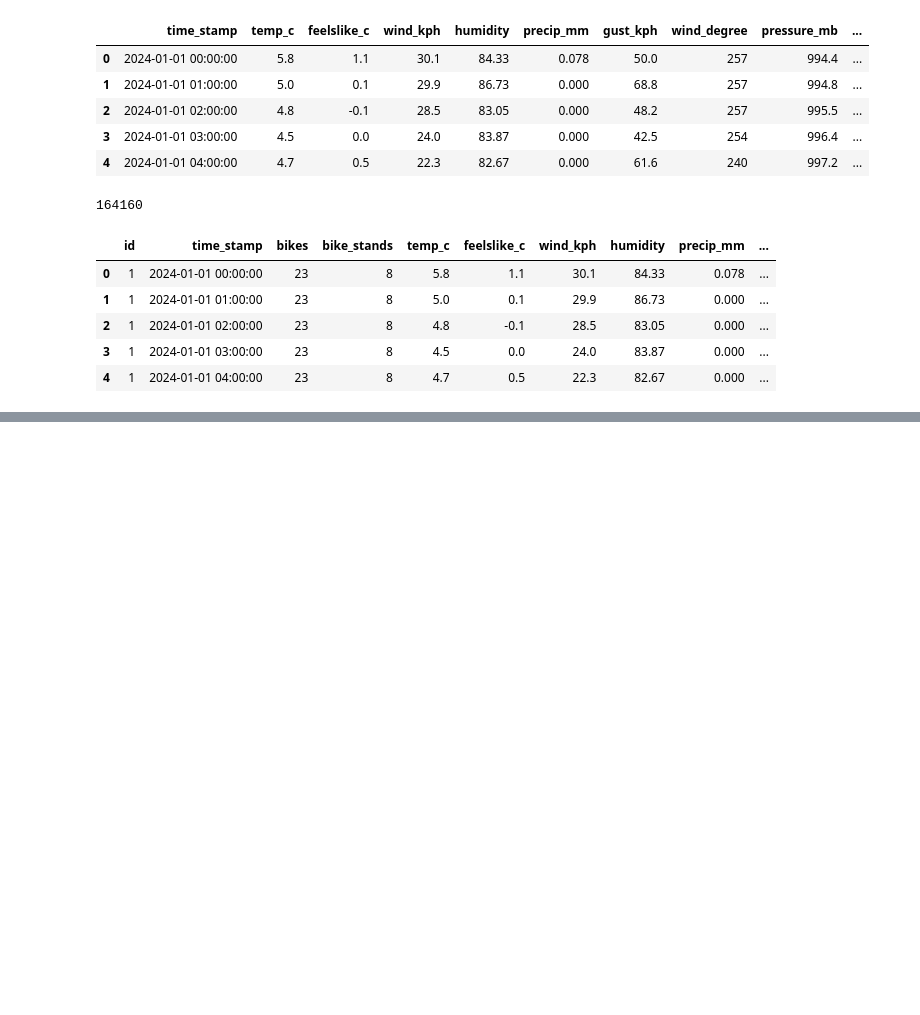
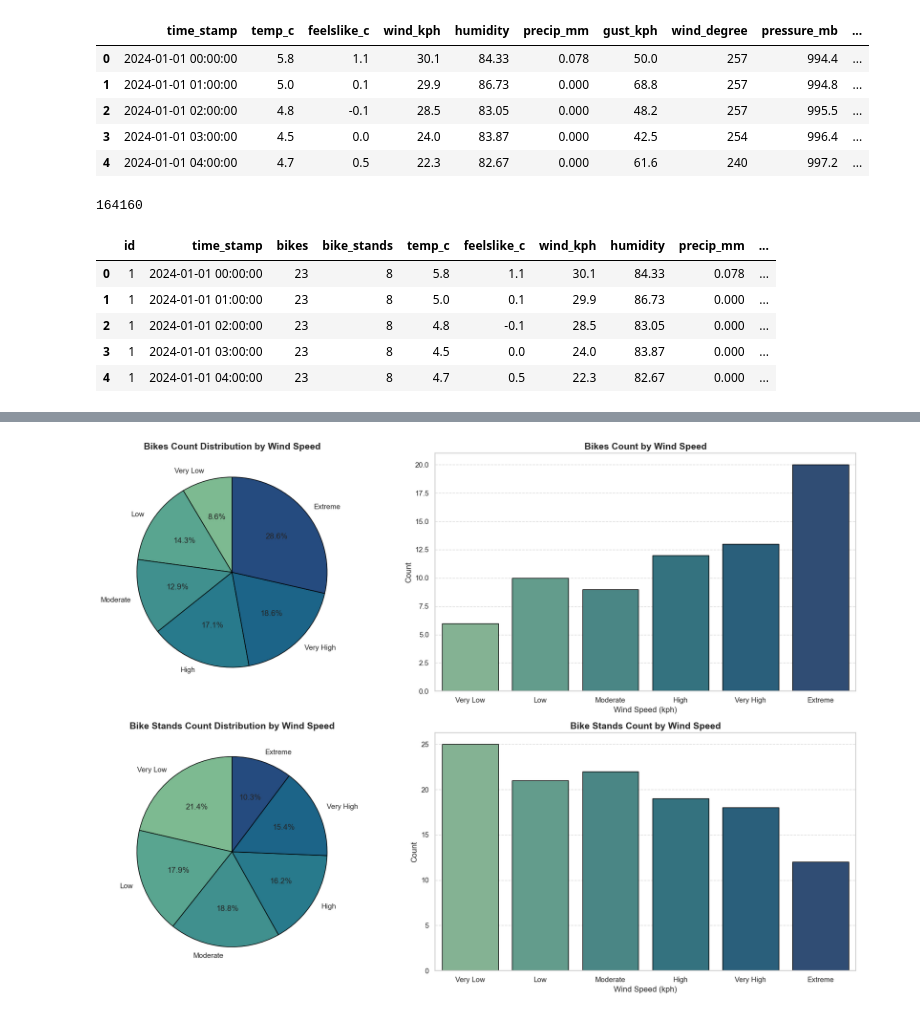
Before and after one commit to musaddique333/Dublin_Bikes, a Jupyter notebook: models/statistics.ipynb, the cells around one changed output, grey strips where cells are left out. Drawn from its saved outputs; the diff is of its cells as text; code cells hidden in the pictures; blank space fills up the shorter version.

```diff
--- a/models/statistics.ipynb
+++ b/models/statistics.ipynb
@@ -81,0 +206,9 @@ X.head()
+# %%
+wind_df = df[['wind_kph', 'bikes', 'bike_stands']].copy()
+bins = [0, 3.4, 13.5, 18.2, 24.2, 40.25, np.inf]
+labels = ['Very Low', 'Low', 'Moderate', 'High', 'Very High', 'Extreme']
+wind_df['wind_kph'] = pd.cut(wind_df['wind_kph'], bins=bins, labels=labels, include_lowest=True)
+wind_df = wind_df.groupby('wind_kph').mean().reset_index()
+wind_df['bikes'] = wind_df['bikes'].apply(lambda x: round_nearest(x))
+wind_df['bike_stands'] = wind_df['bike_stands'].apply(lambda x: round_nearest(x))
+wind_df.head()
@@ -81,0 +222,30 @@ X.head()
+# %%
+wind_kph_categories = wind_df['wind_kph'].unique()
+bikes_count = wind_df['bikes'].values
+bike_stands_count = wind_df['bike_stands'].values
+
+fig, axes = plt.subplots(2, 2, figsize=(18, 12), dpi=100)
+palette = sns.color_palette("crest", n_colors=len(wind_kph_categories))
+
+axes[0, 0].pie(bikes_count, labels=wind_kph_categories, autopct='%1.1f%%', startangle=90, colors=palette, wedgeprops={'edgecolor': 'black'})
+axes[0, 0].set_title('Bikes Count Distribution by Wind Speed', fontsize=14, fontweight='bold')
+
+sns.barplot(ax=axes[0, 1], x=wind_kph_categories, y=bikes_count, palette=palette, edgecolor='black')
+axes[0, 1].set_title('Bikes Count by Wind Speed', fontsize=14, fontweight='bold')
+axes[0, 1].set_xlabel('Wind Speed (kph)')
+axes[0, 1].set_ylabel('Count')
+axes[0, 1].grid(axis='y', linestyle='--', alpha=0.7)
+
+axes[1, 0].pie(bike_stands_count, labels=wind_kph_categories, autopct='%1.1f%%', startangle=90, colors=palette, wedgeprops={'edgecolor': 'black'})
+axes[1, 0].set_title('Bike Stands Count Distribution by Wind Speed', fontsize=14, fontweight='bold')
+
+sns.barplot(ax=axes[1, 1], x=wind_kph_categories, y=bike_stands_count, palette=palette, edgecolor='black')
+axes[1, 1].set_title('Bike Stands Count by Wind Speed', fontsize=14, fontweight='bold')
+axes[1, 1].set_xlabel('Wind Speed (kph)')
+axes[1, 1].set_ylabel('Count')
+axes[1, 1].grid(axis='y', linestyle='--', alpha=0.7)
+
+plt.tight_layout()
+plt.show()
+# %% [output]
+[figure, added]
```
Also changed, not shown: parts of 30 cells of this notebook, 11 other files.
